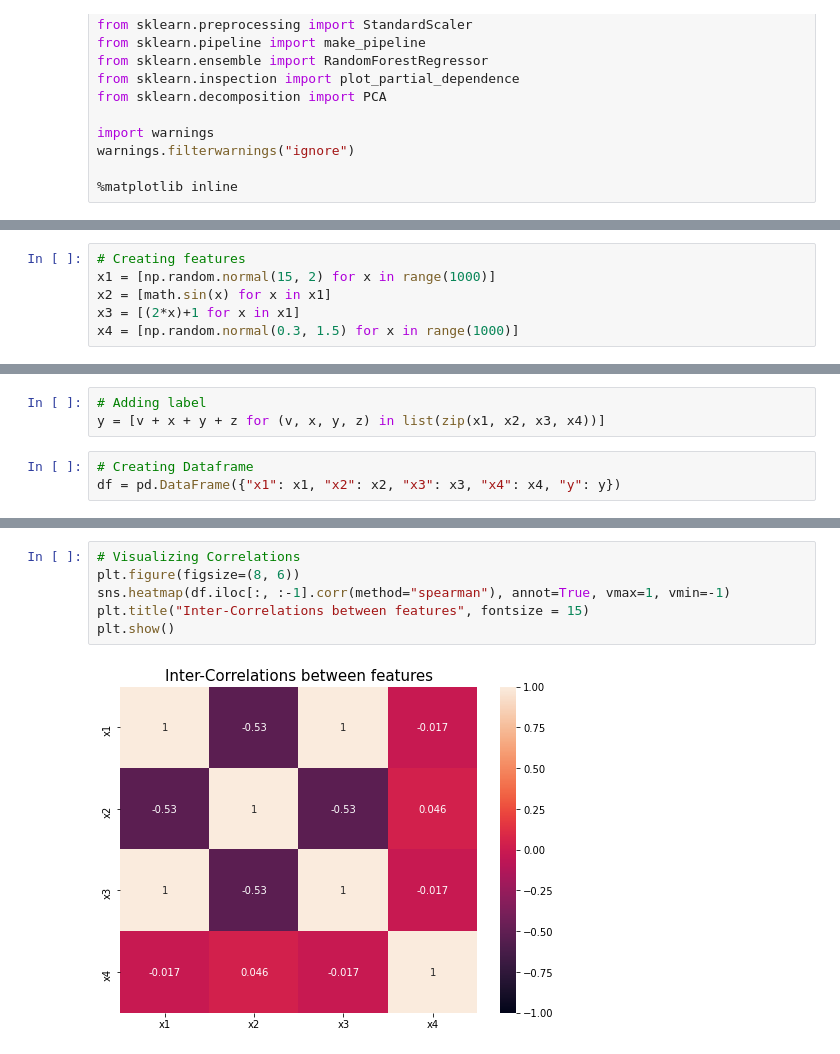
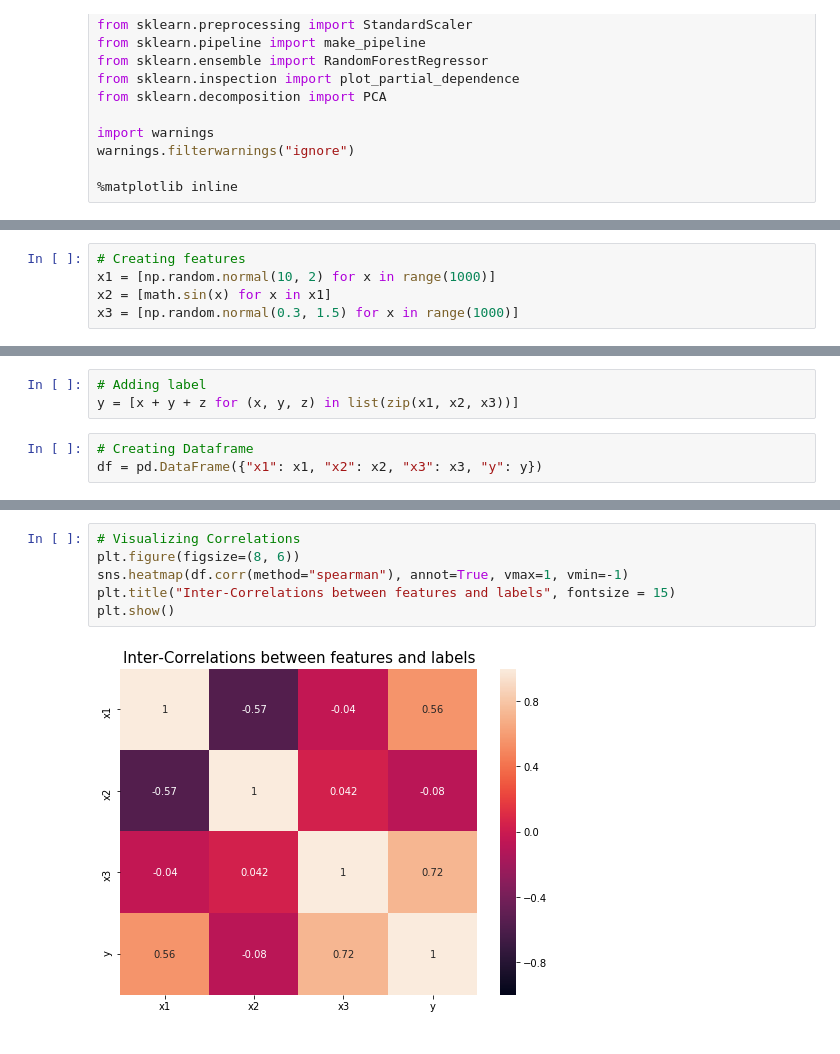
Before and after one commit to csngh/interpretable_ml_tests, a Jupyter notebook: synthetic_data_tests/partially_correlated_features_test.ipynb, the cells around one changed output, grey strips where cells are left out. Drawn from its saved outputs; the diff is of its cells as text.

```diff
--- a/synthetic_data_tests/partially_correlated_features_test.ipynb
+++ b/synthetic_data_tests/partially_correlated_features_test.ipynb
@@ -64,6 +18,5 @@ def plot_ICE(col_name, data, y, model, xlabel, ylabel):
 # %%
 # Creating features
-x1 = [np.random.normal(15, 2) for x in range(1000)]
+x1 = [np.random.normal(10, 2) for x in range(1000)]
 x2 = [math.sin(x) for x in x1]
-x3 = [(2*x)+1 for x in x1]
-x4 = [np.random.normal(0.3, 1.5) for x in range(1000)]
+x3 = [np.random.normal(0.3, 1.5) for x in range(1000)]
@@ -79,6 +23,6 @@ plt.legend()
 # %%
 # Adding label
-y = [v + x + y + z for (v, x, y, z) in list(zip(x1, x2, x3, x4))]
+y = [x + y + z for (x, y, z) in list(zip(x1, x2, x3))]
 # %%
 # Creating Dataframe
-df = pd.DataFrame({"x1": x1, "x2": x2, "x3": x3, "x4": x4, "y": y})
+df = pd.DataFrame({"x1": x1, "x2": x2, "x3": x3, "y": y})
@@ -94,8 +29,8 @@ df.head()
 # %%
 # Visualizing Correlations
 plt.figure(figsize=(8, 6))
-sns.heatmap(df.iloc[:, :-1].corr(method="spearman"), annot=True, vmax=1, vmin=-1)
-plt.title("Inter-Correlations between features", fontsize = 15)
+sns.heatmap(df.corr(method="spearman"), annot=True, vmax=1, vmin=-1)
+plt.title("Inter-Correlations between features and labels", fontsize = 15)
 plt.show()
 # %% [output]
-[figure, old version]
+[figure, new version]
```
Also changed, not shown: parts of 10 cells of this notebook, 1 other file.
